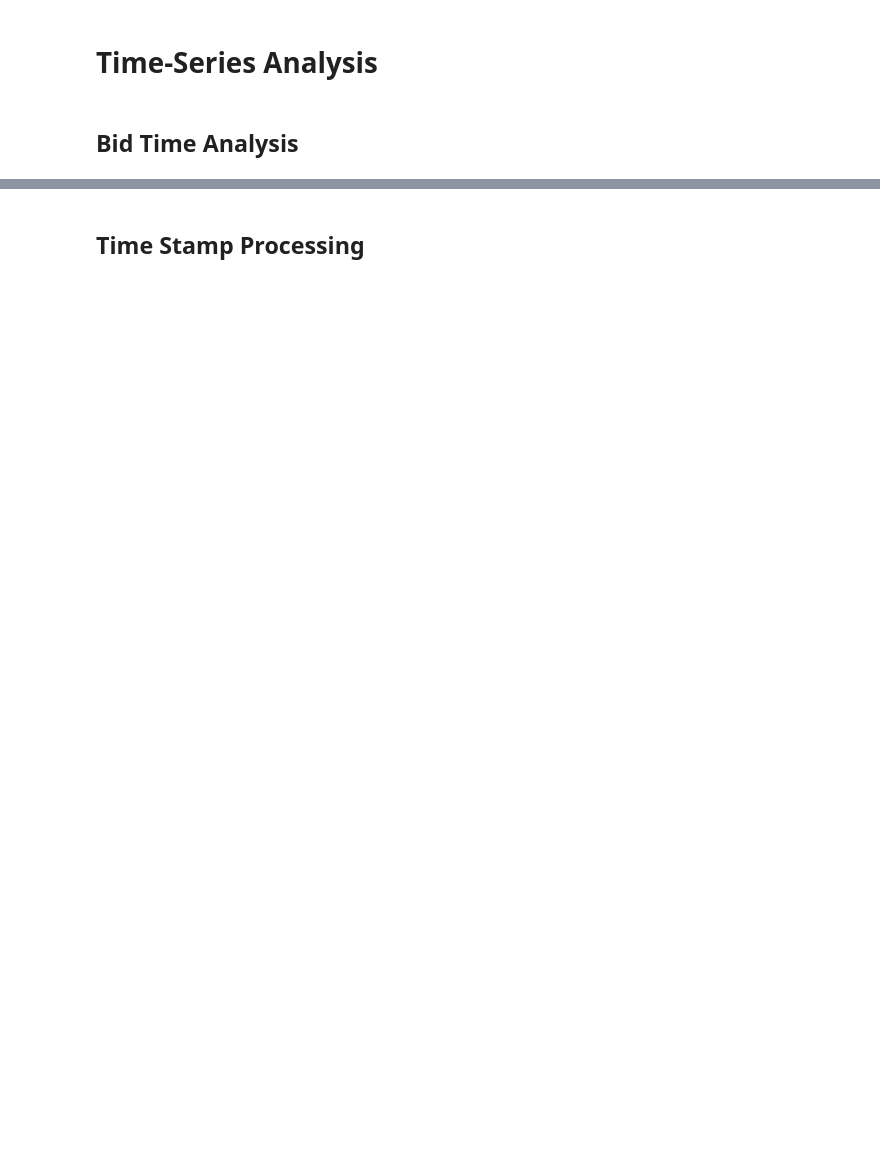
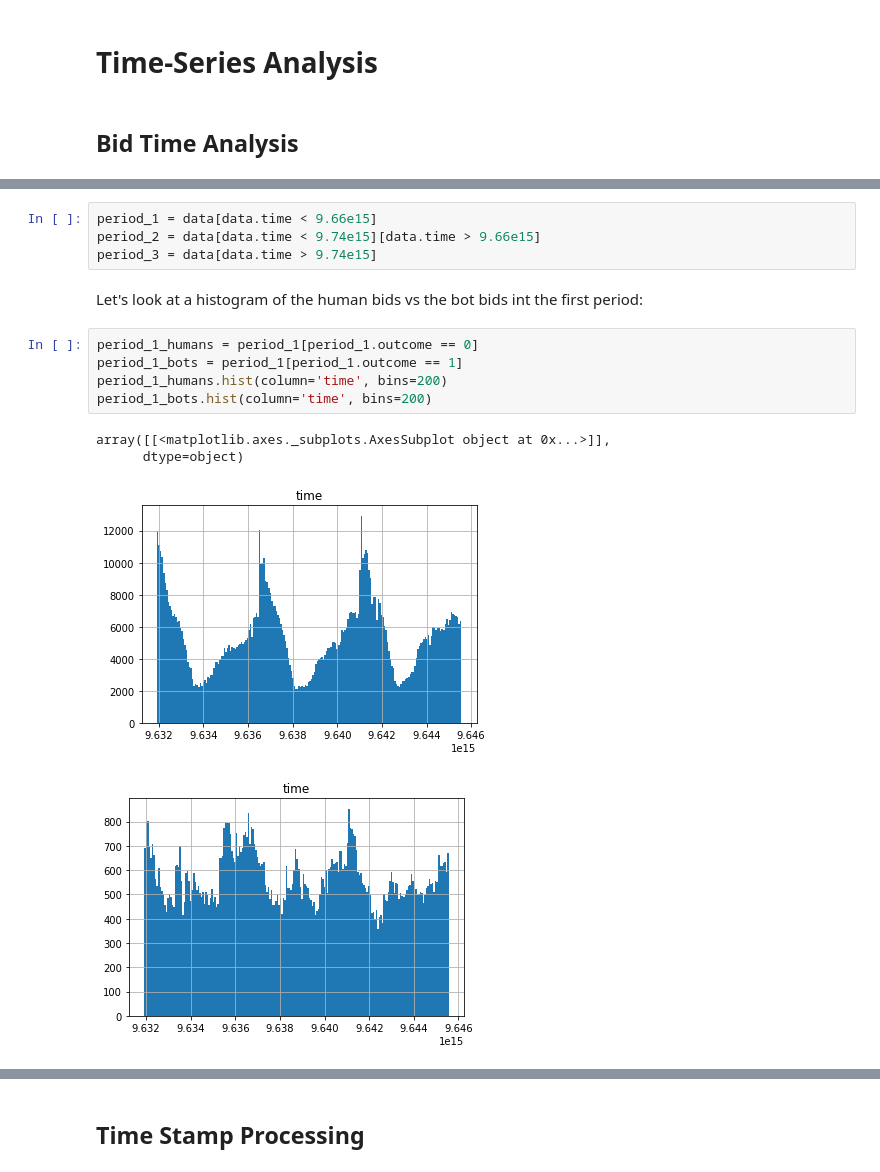
Before and after one commit to TomAmster/Data-Science, a Jupyter notebook: Time_Series_Analysis.ipynb, the cells around one changed output, grey strips where cells are left out. Saved outputs shown, nothing was run; the diff lists cells and outputs as text; blank space fills up the shorter version.

```diff
--- a/Time_Series_Analysis.ipynb
+++ b/Time_Series_Analysis.ipynb
@@ -31,0 +44,16 @@ Splitting The Bids to the appropriate 3 Periods
+# %%
+period_1 = data[data.time < 9.66e15]
+period_2 = data[data.time < 9.74e15][data.time > 9.66e15]
+period_3 = data[data.time > 9.74e15]
+# %% [markdown]
+Let's look at a histogram of the human bids vs the bot bids int the first period:
+# %%
+period_1_humans = period_1[period_1.outcome == 0]
+period_1_bots = period_1[period_1.outcome == 1]
+period_1_humans.hist(column='time', bins=200)
+period_1_bots.hist(column='time', bins=200)
+# %% [output]
+array([[<matplotlib.axes._subplots.AxesSubplot object at 0x...>]],
+      dtype=object)
+[figure, added]
+[figure, added]
```
Also changed, not shown: parts of 32 cells of this notebook.
